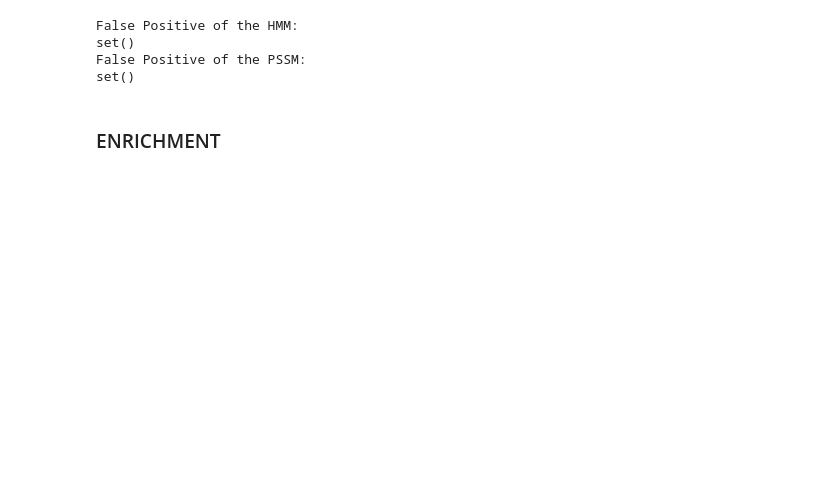
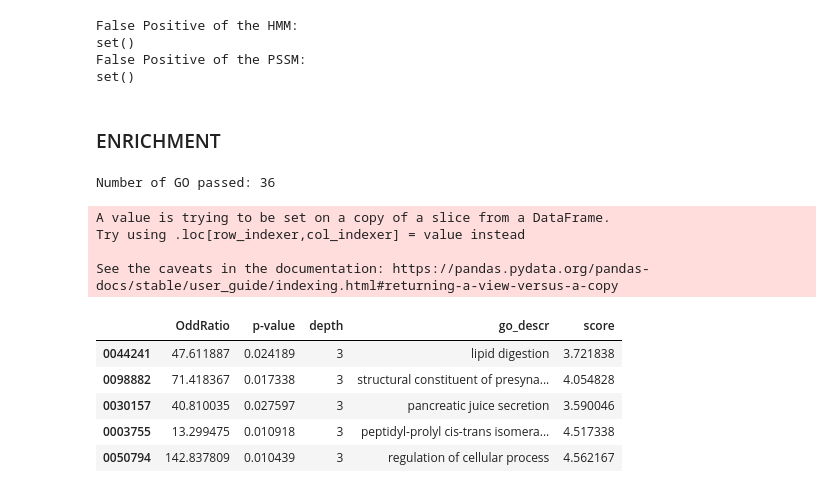
Before and after one commit to damiclem/proteincake, a Jupyter notebook: Helping function (temp).ipynb, the cells around one changed output. Cells and saved outputs as stored; diff of their text form; code cells hidden in the pictures; blank space fills up the shorter version.

```diff
--- a/Helping function (temp).ipynb
+++ b/Helping function (temp).ipynb
@@ -51,7 +51,7 @@ def fasta_to_dict(path):
 Example: we use data\\blast_uniref90_reduced.fasta as input
 """
 # Get the dictionary
-my_result = fasta_to_dict(path = 'data/blast_uniref90.fasta')
+my_result = fasta_to_dict(path = 'data/blast.fasta')
 # Print some lines
 for n, key in enumerate(my_result.keys()):
     print('{}: {}'.format(key, my_result[key]), end='\n\n')
@@ -153,8 +153,8 @@ for the MSA and for the building of the HMM'). AKA: Check if there are proteins
 """
 
 # Get the 'training set' and the 'test set'
-training_prot = fasta_to_dict(path = 'data/blast_uniref90.fasta')
-test_prot = fasta_to_dict(path = 'data/positive_pfam.fasta')
+training_prot = fasta_to_dict(path = 'data/blast.fasta')
+test_prot = fasta_to_dict(path = 'data/human.fasta')
 
 # Get the the training and the test sequences
 train_seq, test_seq = set(training_prot.values()), set(test_prot.values())
@@ -581,3 +558,26 @@ def word_cloud(df, col_name, col_score, *args, **kwargs):
     return WordCloud(*args, **kwargs).generate_from_frequencies({
         row[col_name]: row[col_score] for i, row in df.iterrows()
     })
+# %%
+ag = pd.read_table('data/go.csv', dtype={'entry_ac': str, 'go_id': str, 'go_descr': str})
+og = pd.read_table('data/go_positive.csv', dtype={'entry_ac': str, 'go_id': str, 'go_descr': str})
+enrich_result = enrich(df1=original_go, df2=all_go,
+                       ontology=ontology,
+                       col_name_descr='go_descr',
+                       col_name_go='go_id')
+
+enrich_result = enrich_filter(df = enrich_result, max_depth=4, max_pvalue=0.05)
+print('Number of GO passed: {}'.format(enrich_result.shape[0]))
+enrich_result.head()
+# %% [output]
+Number of GO passed: 36
+A value is trying to be set on a copy of a slice from a DataFrame.
+Try using .loc[row_indexer,col_indexer] = value instead
+
+See the caveats in the documentation: https://pandas.pydata.org/pandas-docs/stable/user_guide/indexing.html#returning-a-view-versus-a-copy
+|  | OddRatio | p-value | depth | go_descr | score |
+| 0044241 | 47.611887 | 0.024189 | 3 | lipid digestion | 3.721838 |
+| 0098882 | 71.418367 | 0.017338 | 3 | structural constituent of presyna... | 4.054828 |
+| 0030157 | 40.810035 | 0.027597 | 3 | pancreatic juice secretion | 3.590046 |
+| 0003755 | 13.299475 | 0.010918 | 3 | peptidyl-prolyl cis-trans isomera... | 4.517338 |
+| 0050794 | 142.837809 | 0.010439 | 3 | regulation of cellular process | 4.562167 |
```
Also changed, not shown: parts of 8 cells of this notebook, 14 other files.
